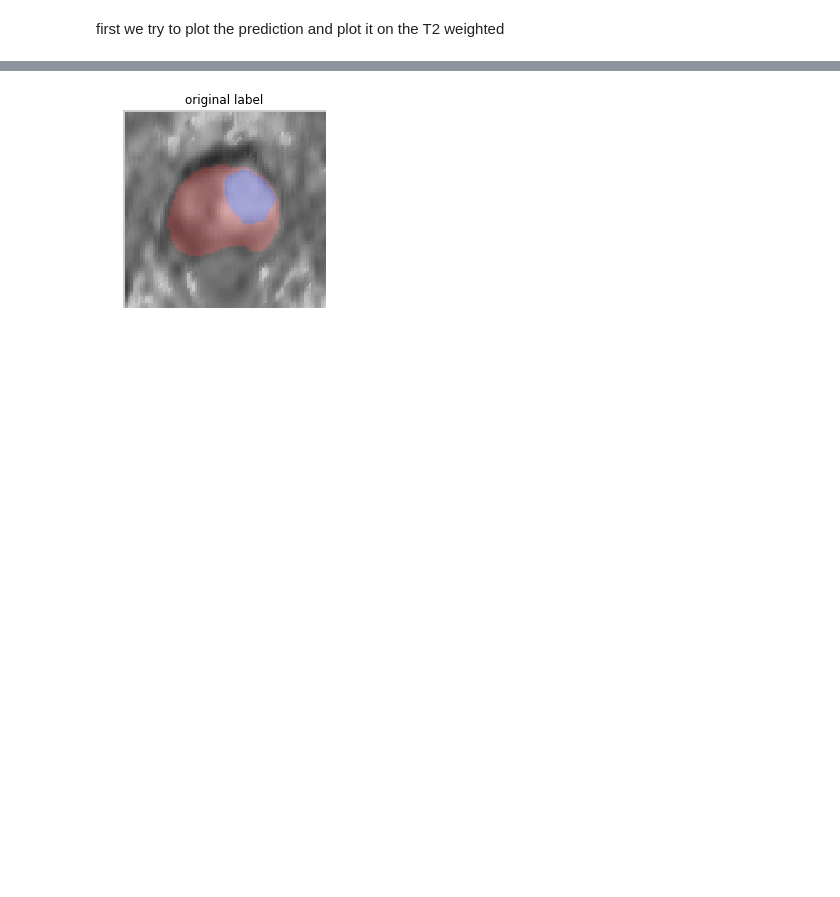
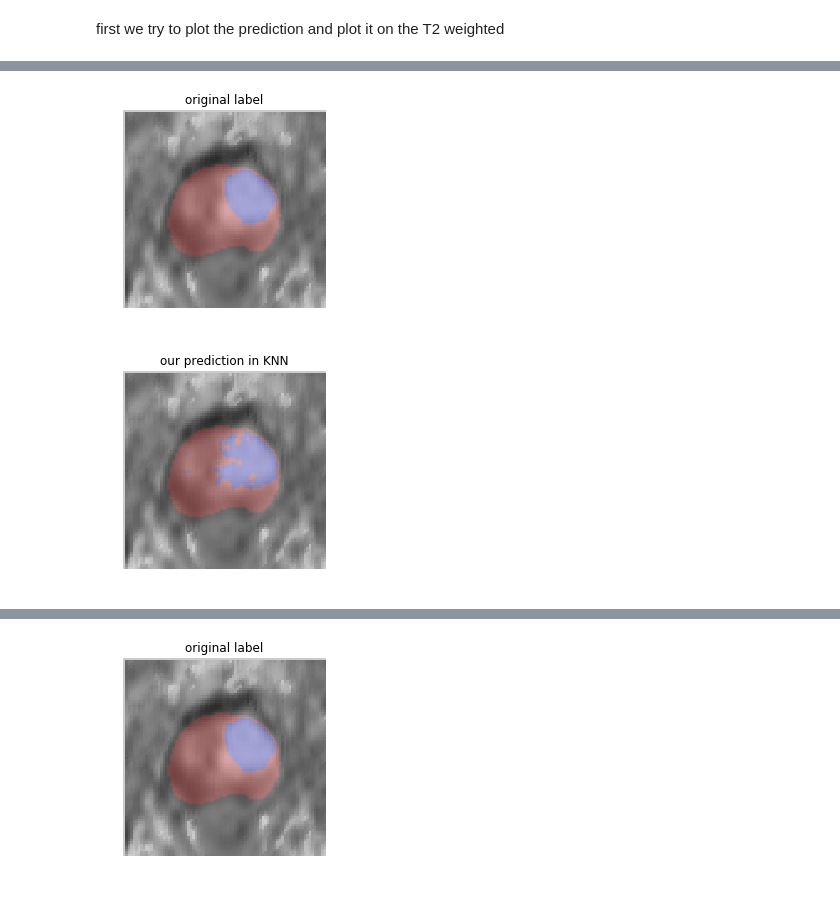
Before and after one commit to yushinliu/lab, a Jupyter notebook: task_1_version_1/Task1.ipynb, the cells around one changed output, grey strips where cells are left out. Saved outputs shown, nothing was run; the diff lists cells and outputs as text; code cells hidden in the pictures; blank space fills up the shorter version.

```diff
--- a/task_1_version_1/Task1.ipynb
+++ b/task_1_version_1/Task1.ipynb
@@ -1129,0 +1256,4 @@ def plot_prediction(test_shape,test_sample,new_label,feature):
+# %%
+#predict the knn
+MODE='KNN'
+new_label_knn=predict_sample(test_sample,test_label,MODE=MODE)
@@ -1129,0 +1278,12 @@ def plot_prediction(test_shape,test_sample,new_label,feature):
+# %%
+plt.figure(figsize=(8,4))
+plt.subplot(121)
+plt.title("original label")
+plot_prediction(test_shape,test_sample,test_label,'0')
+plt.figure(figsize=(8,4))
+plt.subplot(122)
+plt.title("our prediction in KNN")
+plot_prediction(test_shape,test_sample,new_label_knn,'0')
+# %% [output]
+[figure, added]
+[figure, added]
```
Also changed, not shown: parts of 56 cells of this notebook, 3 other files.
